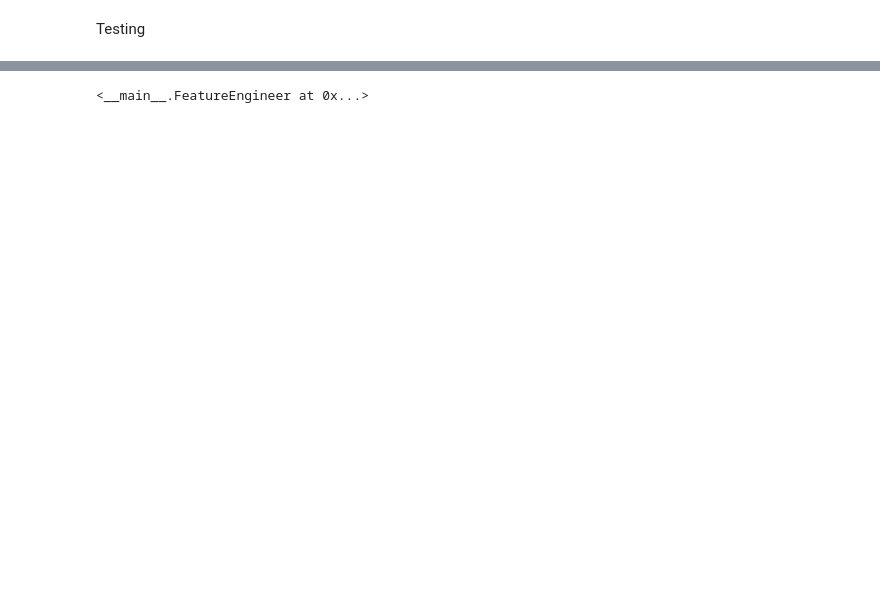
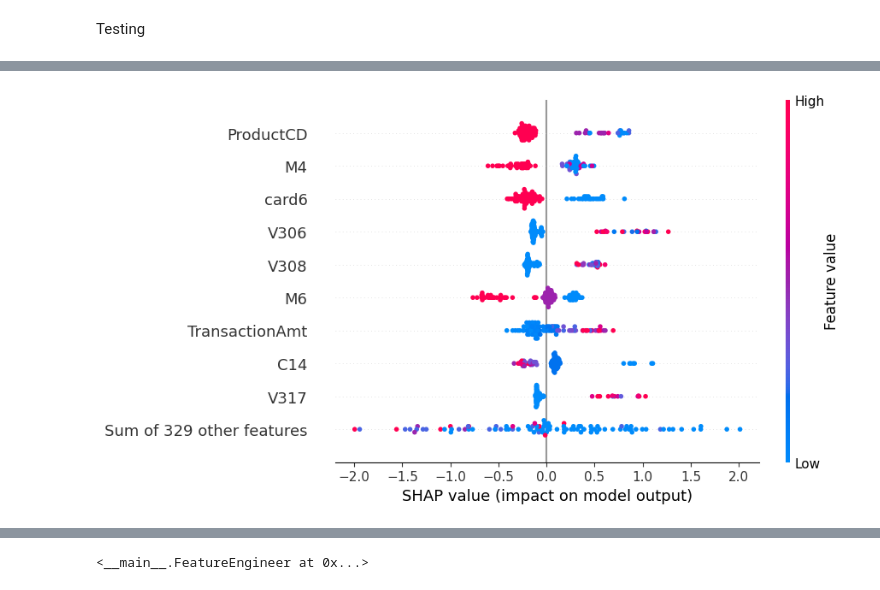
Before and after one commit to hr-k001/Fraud-Detection-System, a Jupyter notebook: notebooks/training.ipynb, the cells around one changed output, grey strips where cells are left out. Drawn from its saved outputs; the diff is of its cells as text; code cells hidden in the pictures; blank space fills up the shorter version.

```diff
--- a/notebooks/training.ipynb
+++ b/notebooks/training.ipynb
@@ -250,0 +391,4 @@ np.float64(0.9230984229300098)
+# %%
+shap.plots.beeswarm(shap_values)
+# %% [output]
+[figure, added]
```
Also changed, not shown: parts of 33 cells of this notebook, 3 other files.
